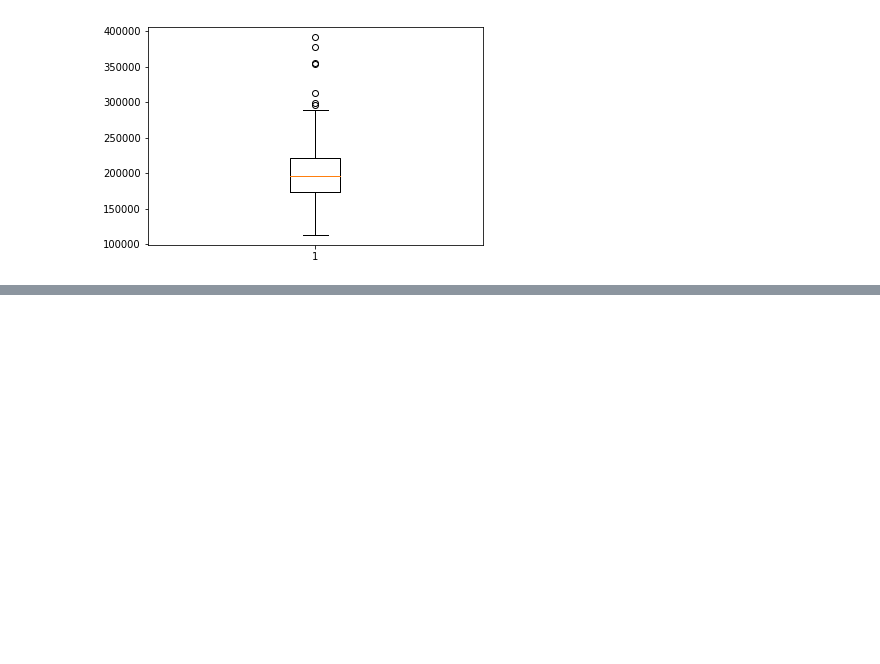
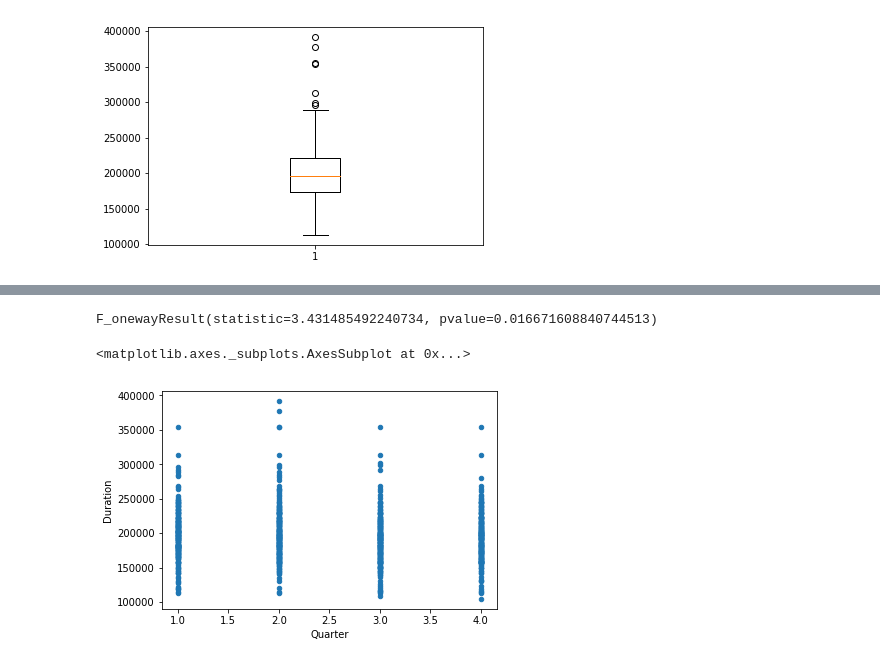
Before and after one commit to navidmalakootikhah/Project-One, a Jupyter notebook: analysis.ipynb, the cells around one changed output, grey strips where cells are left out. Saved outputs shown, nothing was run; the diff lists cells and outputs as text; code cells hidden in the pictures; blank space fills up the shorter version.

```diff
--- a/analysis.ipynb
+++ b/analysis.ipynb
@@ -203,0 +223,9 @@ rvalue
+# %%
+stats.f_oneway(df_Q1['Duration'], df_Q2['Duration'], df_Q3['Duration'], df_Q4['Duration'])
+# %% [output]
+F_onewayResult(statistic=3.431485492240734, pvalue=0.016671608840744513)
+# %%
+merged_df.plot.scatter(y='Duration', x='Quarter')
+# %% [output]
+<matplotlib.axes._subplots.AxesSubplot at 0x...>
+[figure, added]
```
Also changed, not shown: parts of 28 cells of this notebook.
